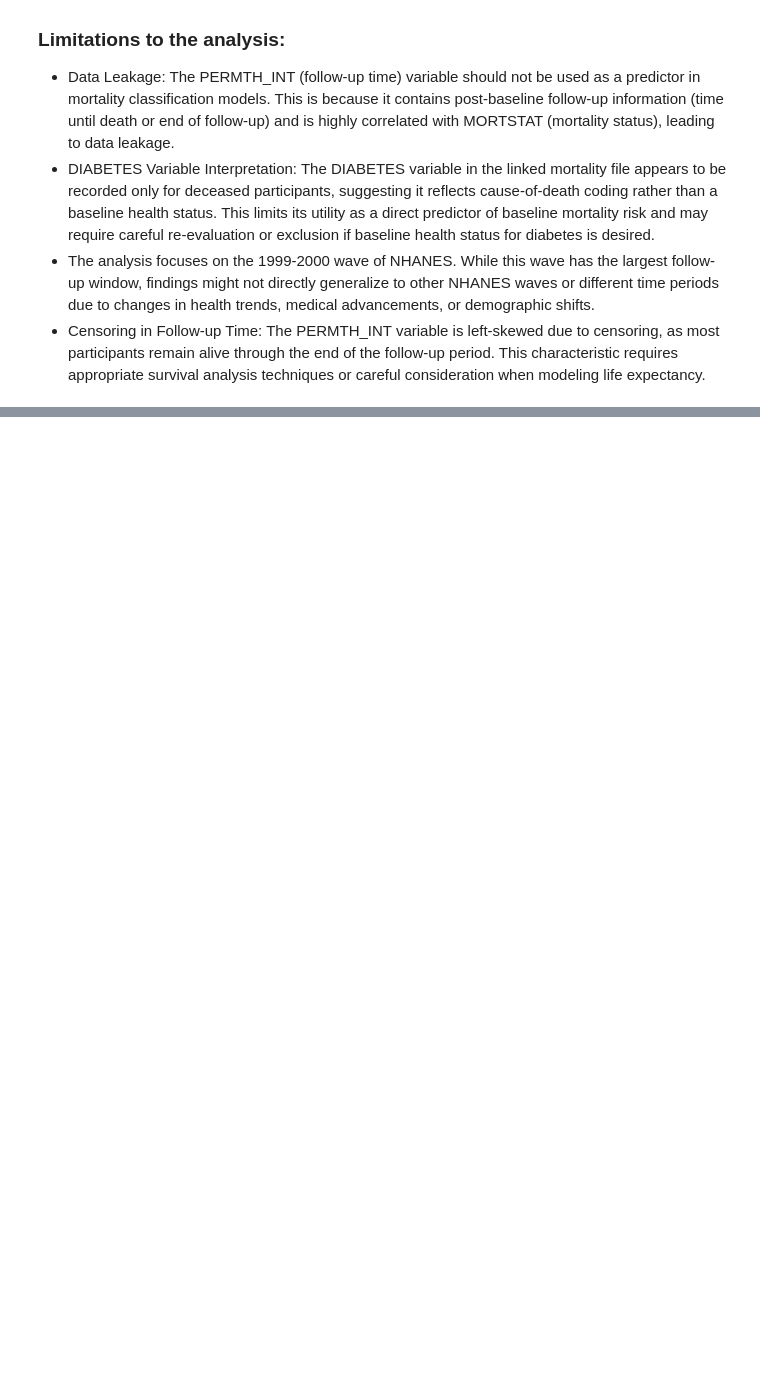
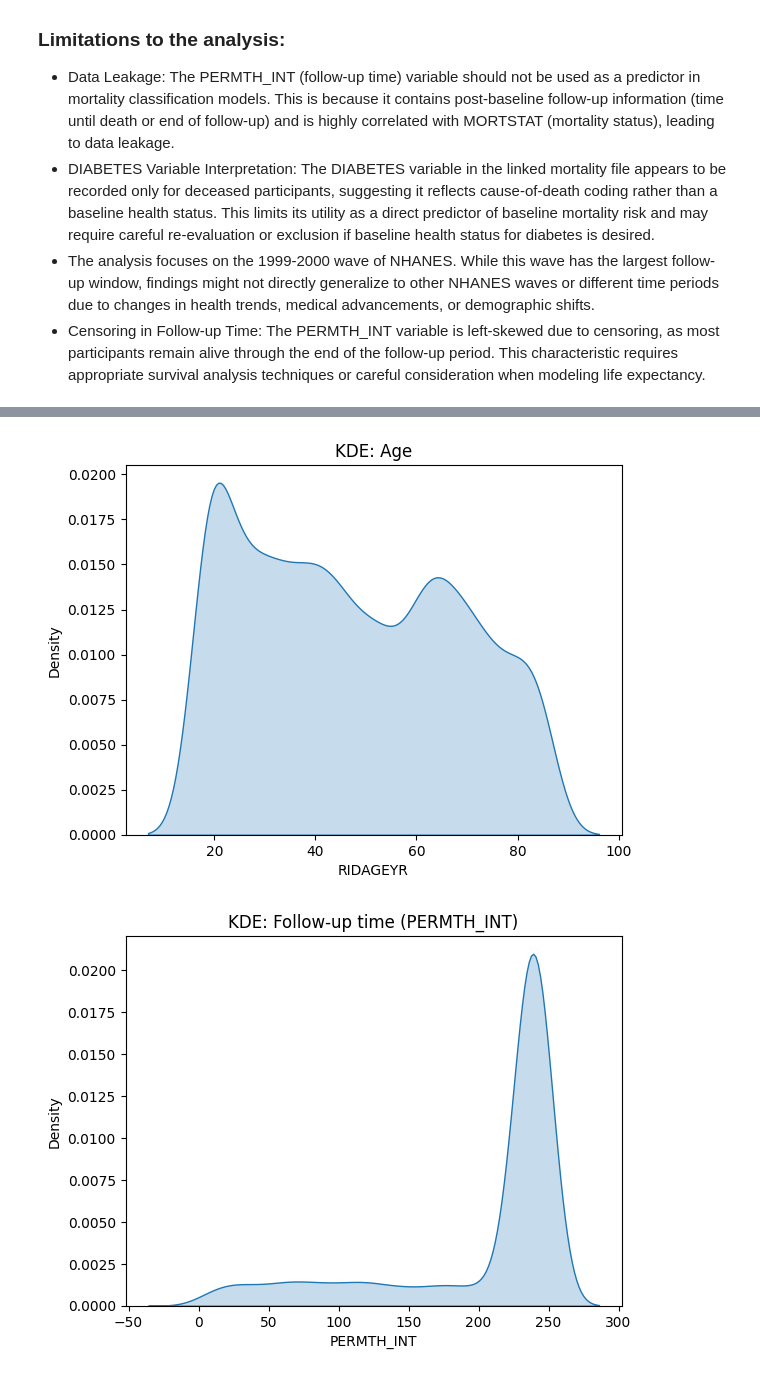
Before and after one commit to richarddo3/ds3001_project1, a Jupyter notebook: project_1_bsds.ipynb, the cells around one changed output, grey strips where cells are left out. Saved outputs shown, nothing was run; the diff lists cells and outputs as text; code cells hidden in the pictures; blank space fills up the shorter version.

```diff
--- a/project_1_bsds.ipynb
+++ b/project_1_bsds.ipynb
@@ -65,9 +62,9 @@ os.listdir('sample_data')
  'mnist_test.csv',
  'california_housing_train.csv']
 # %%
-mdf = pd.read_csv('sample_data/linked_mortality_file_1999_2000.csv') # Load mortality file
+mdf = pd.read_csv('linked_mortality_file_1999_2000.csv') # Load mortality file
 print( mdf.head() )
-gdf = pd.read_sas("sample_data/DEMO.xpt", format="xport") # Load demographics file
+gdf = pd.read_sas("DEMO.xpt", format="xport") # Load demographics file
 print( gdf.head() )
 df = gdf.merge(mdf, on="SEQN", how="inner") # Merge mortality and demographics on SEQN variable
 # %% [output]
@@ -381,0 +429,12 @@ The overall purpose of these combined datasets in this project is to predict who
+# %%
+# This is the Uncoditional KDEs
+sns.kdeplot(data=df, x="RIDAGEYR", fill=True)
+plt.title("KDE: Age")
+plt.show()
+
+sns.kdeplot(data=df, x="PERMTH_INT", fill=True)
+plt.title("KDE: Follow-up time (PERMTH_INT)")
+plt.show()
+# %% [output]
+[figure, added]
+[figure, added]
```
Also changed, not shown: parts of 11 cells of this notebook.
